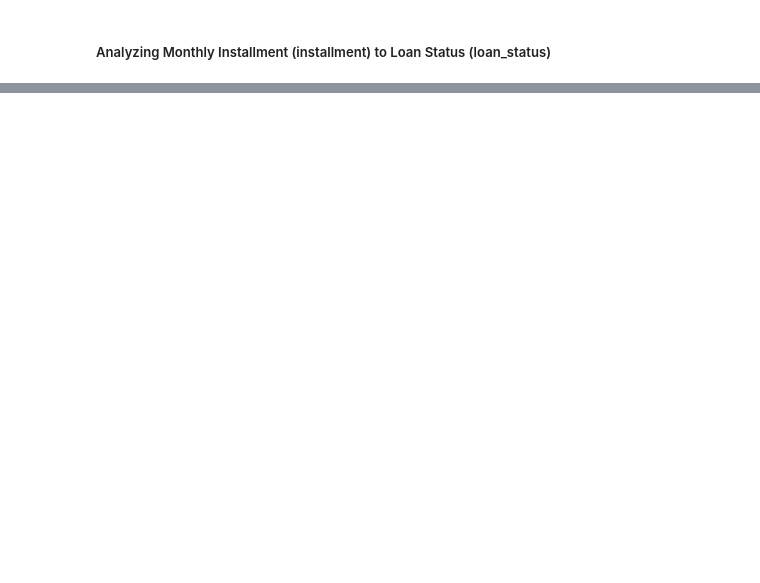
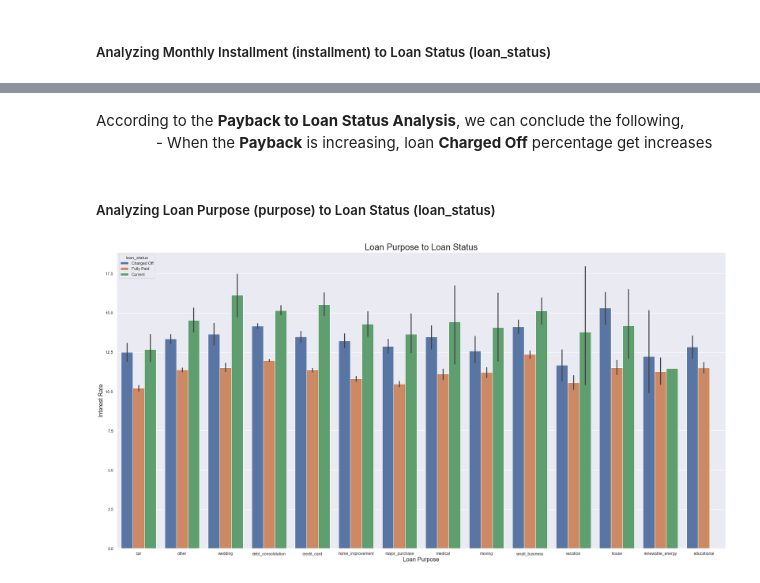
Before and after one commit to edwinttmm/LendingClubCaseStudy, a Jupyter notebook: LendingClubCaseStudySolution.ipynb, the cells around one changed output, grey strips where cells are left out. Cells and saved outputs as stored; diff of their text form; code cells hidden in the pictures; blank space fills up the shorter version.

```diff
--- a/LendingClubCaseStudySolution.ipynb
+++ b/LendingClubCaseStudySolution.ipynb
@@ -763,0 +799,3 @@ bivar_plotting('installment_bin','Monthly Installment', 'Percentage', 'Monthly I
+# %%
+# ordering the grade column
+loan_data.grade = pd.Categorical(loan_data.grade, ordered=True)
@@ -763,0 +811,3 @@ bivar_plotting('installment_bin','Monthly Installment', 'Percentage', 'Monthly I
+# %%
+# calculating overall pay
+loan_data['Overall_Pay'] = loan_data['term']* loan_data['installment']
@@ -763,0 +830,14 @@ bivar_plotting('installment_bin','Monthly Installment', 'Percentage', 'Monthly I
+# %% [markdown]
+According to the __Payback to Loan Status Analysis__, we can conclude the following,<br>
+&emsp;&emsp;&emsp;&emsp;- When the __Payback__ is increasing, loan __Charged Off__ percentage get increases
+# %% [markdown]
+##### Analyzing Loan Purpose (purpose) to Loan Status (loan_status)
+# %%
+plt.figure(figsize=(30, 15))
+sns.barplot(x='purpose', y='int_rate', hue='loan_status', data=loan_data)
+plt.title("Loan Purpose to Loan Status", fontsize=24)
+plt.xlabel("Loan Purpose", fontsize=16);
+plt.ylabel("Interest Rate", fontsize=16);
+plt.show()
+# %% [output]
+[figure, added]
```
Also changed, not shown: parts of 31 cells of this notebook.
